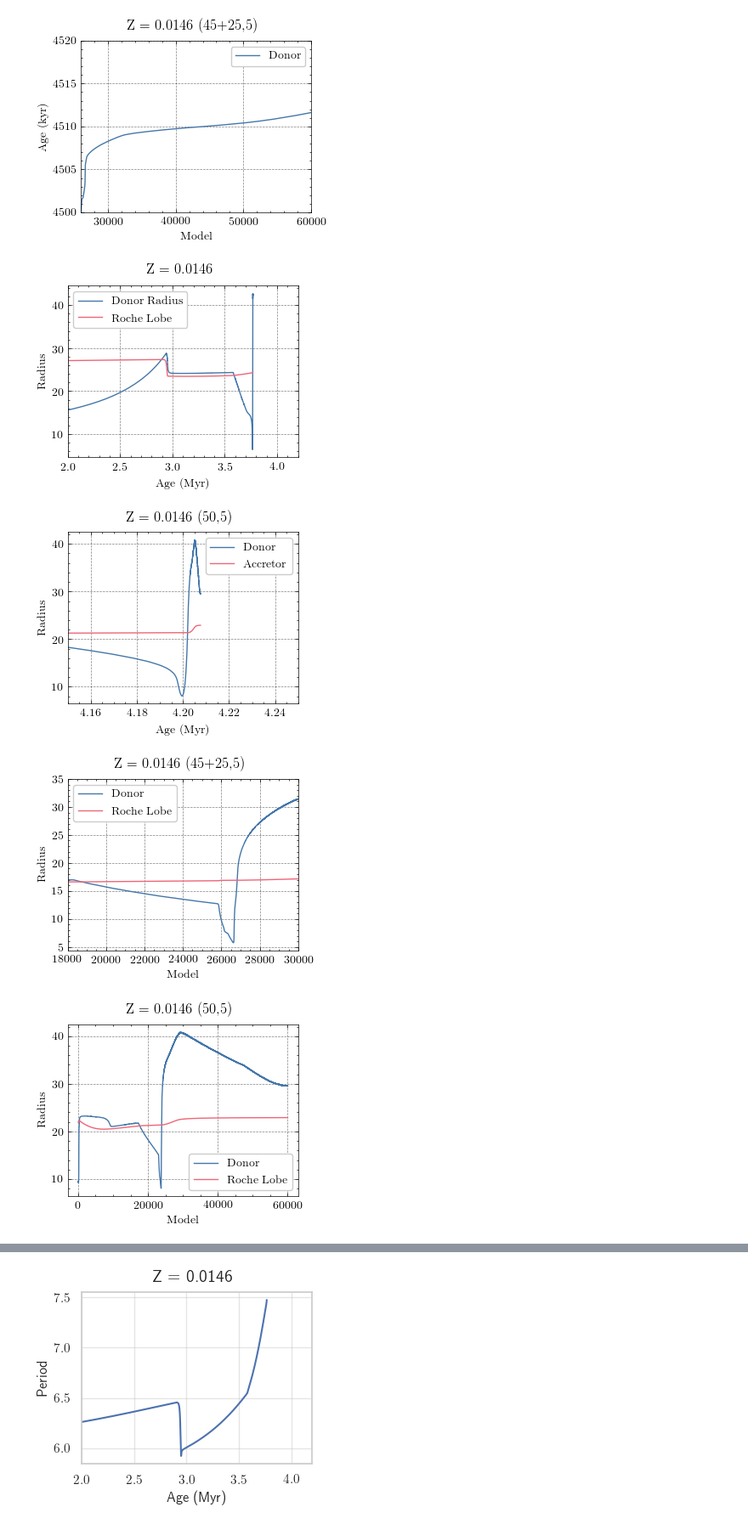
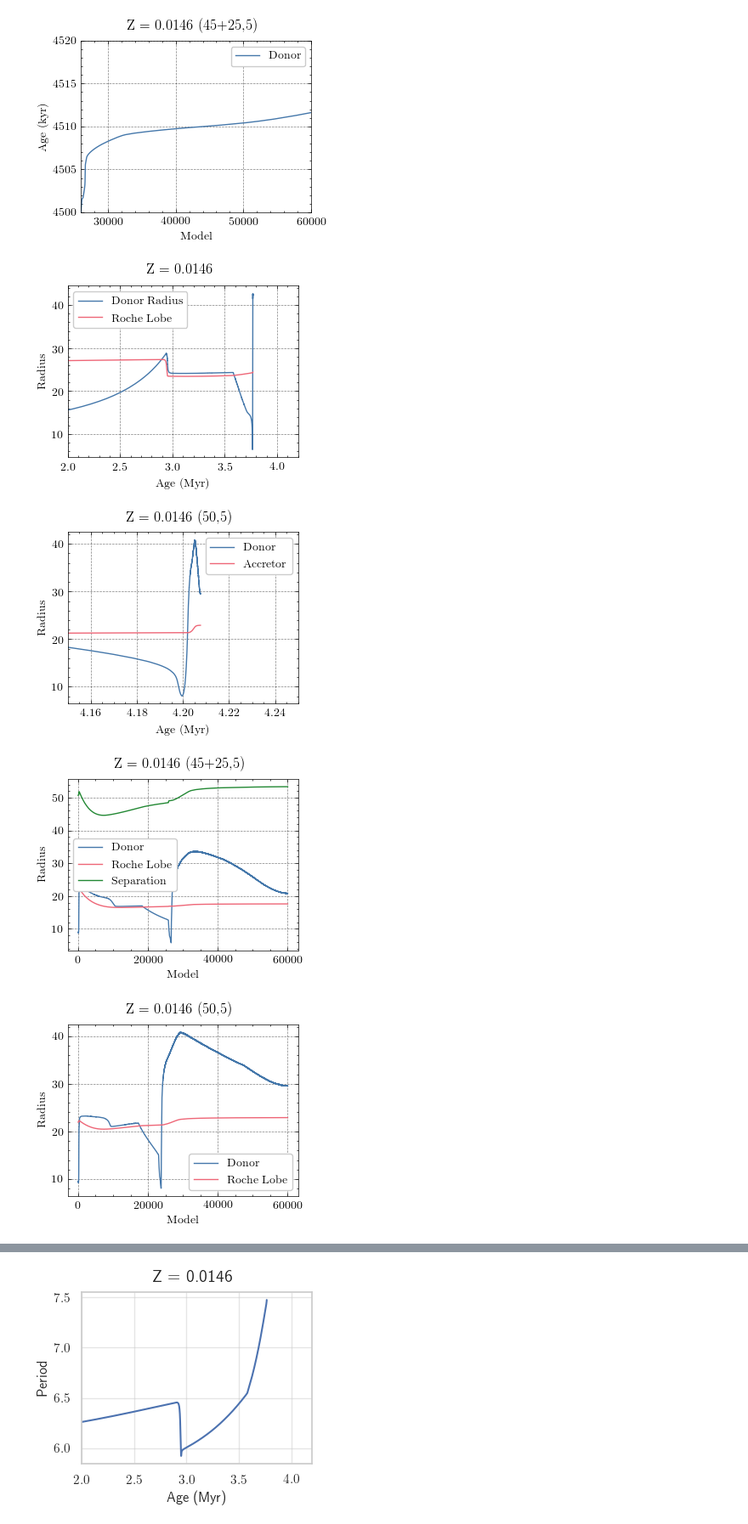
Before and after one commit to neevshah101/XRB, a Jupyter notebook: binary_star/analysis/Untitled.ipynb, the cells around one changed output, grey strips where cells are left out. Shown at 85% size. Drawn from its saved outputs; the diff is of its cells as text; code cells hidden in the pictures.

```diff
--- a/binary_star/analysis/Untitled.ipynb
+++ b/binary_star/analysis/Untitled.ipynb
@@ -124,10 +124,10 @@ plt.show()
 
 plt.plot(binary_mt_midz_45_5['model_number'], binary_mt_midz_45_5['star_1_radius'], label = 'Donor')
 plt.plot(binary_mt_midz_45_5['model_number'], binary_mt_midz_45_5['rl_1'], label = 'Roche Lobe')
+plt.plot(binary_mt_midz_45_5['model_number'], binary_mt_midz_45_5['binary_separation'], label = 'Separation')
 plt.xlabel('Model')
 plt.ylabel('Radius')
 plt.suptitle('Z = 0.0146 (45+25,5)')
-plt.xlim(18000,30000)
 plt.legend()
 plt.show()
 
@@ -142,34 +142,34 @@ plt.show()
 
 plt.plot(binary_mt_midz_60_5['age']/1e6, binary_mt_midz_60_5['star_1_radius'], label = 'Donor')
 plt.plot(binary_mt_midz_60_5['age']/1e6, binary_mt_midz_60_5['rl_1'], label = 'Accretor')
 plt.xlabel('Age (Myr)')
 plt.ylabel('Radius')
 plt.suptitle('Z = 0.0146 (60,5)')
 plt.xlim(2,4.2)
 plt.legend()
 plt.show()
 
 plt.plot(binary_mt_lowz['age']/1e6, binary_mt_lowz['star_1_radius'], label = 'Donor Radius')
 plt.plot(binary_mt_lowz['age']/1e6, binary_mt_lowz['rl_1'], label = 'Roche Lobe')
 plt.xlabel('Age (Myr)')
 plt.ylabel('Radius')
 plt.suptitle('Z = 0.002')
 plt.xlim(2,4.2)
 plt.legend()
 plt.show()
 
 plt.plot(binary_mt_vlowz['age']/1e6, binary_mt_vlowz['star_1_radius'], label = 'Donor Radius')
 plt.plot(binary_mt_vlowz['age']/1e6, binary_mt_vlowz['rl_1'], label = 'Roche Lobe')
 plt.xlabel('Age (Myr)')
 plt.ylabel('Radius')
 plt.xlim(2,4.2)
 plt.suptitle('Z = 0.0002')
 plt.legend()
 plt.show()
 # %% [output]
 [figure]
 [figure]
-[figure, old version]
+[figure, new version]
 [figure]
 [figure]
 [figure]
```
Also changed, not shown: 4 other files.
